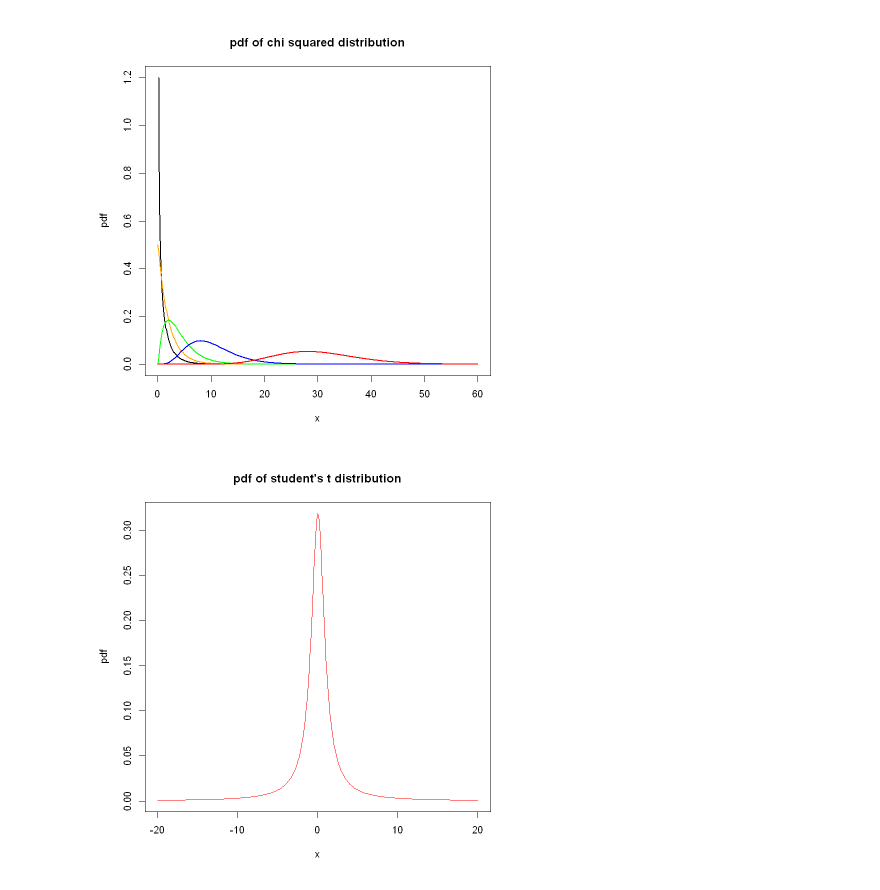
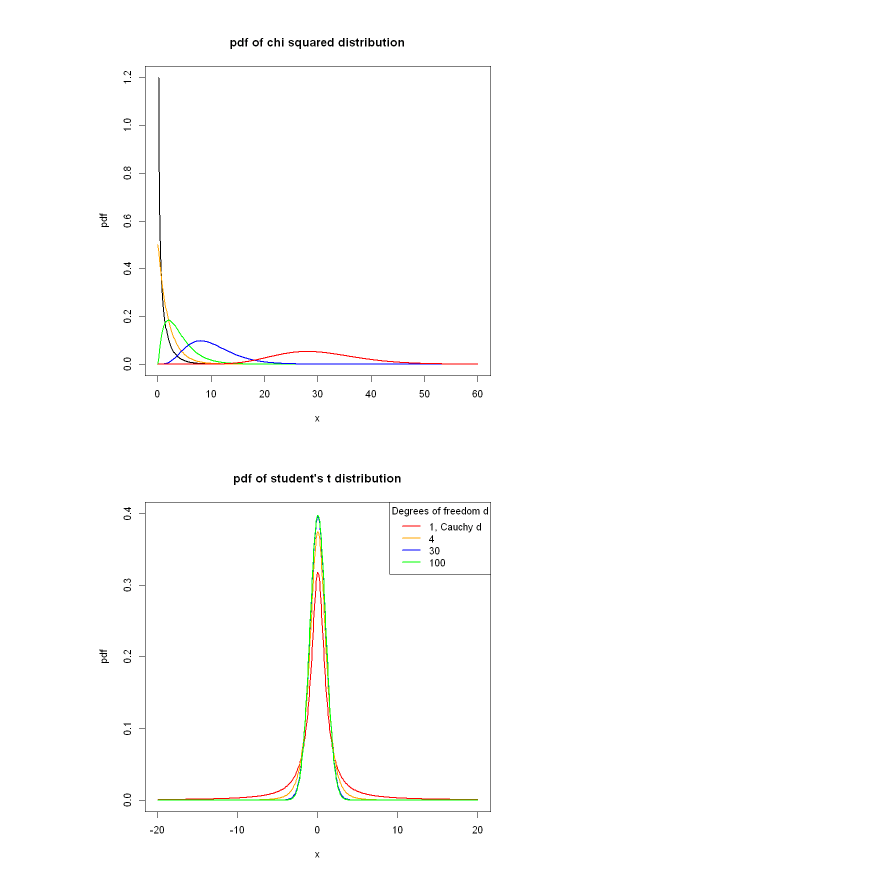
Before and after one commit to valentinagrea2001-sketch/Learning_statistical_programming_in_R, a Jupyter notebook: Ex 4.1.ipynb, the cells around one changed output. Saved outputs shown, nothing was run; the diff lists cells and outputs as text; code cells hidden in the pictures.

```diff
--- a/Ex 4.1.ipynb
+++ b/Ex 4.1.ipynb
@@ -37,9 +40,21 @@ lines(x1, dchisq(x1, 10), col="blue", lwd="2")
 lines(x1, dchisq(x1, 30), col="red", lwd="2")
 # %% [output]
 [figure]
-# %%
-#STUDENT'S T-DISTRIBUTION
-
-plot(x, dt(x, 1), type="l", xlab="x", ylab="pdf", main="pdf of student's t distribution", col="red")
-# %% [output]
-[figure, removed]
+# %%
+#STUDENT'S T DISTRIBUTION
+#d degrees of freedom
+#more d increases, more the distribution approximates a normal distribution
+
+#for d>=30 degrees of freedom, there is already a good approximation to the normal distribution
+
+plot(x, dt(x, 1), type="l", xlab="x", ylab="pdf", ylim=c(0,0.4), main="pdf of student's t distribution", lwd="2", col="red")
+lines(x, dt(x, 4), col="orange", lwd="2")
+lines(x, dt(x, 30), col="blue", lwd="2")
+lines(x, dt(x, 100), col="green", lwd="2")
+
+legend("topright", legend=c("1, Cauchy d", "4", "30", "100"), col=c("red", "orange", "blue", "green"), title="Degrees of freedom d", lwd=2)
+
+#d=1 is the Cauchy distribution, associated with patological and rare evenements
+#d>=30 : the distribution approximates the normal one
+# %% [output]
+[figure, added]
```
Also changed, not shown: parts of 1 cell of this notebook.
